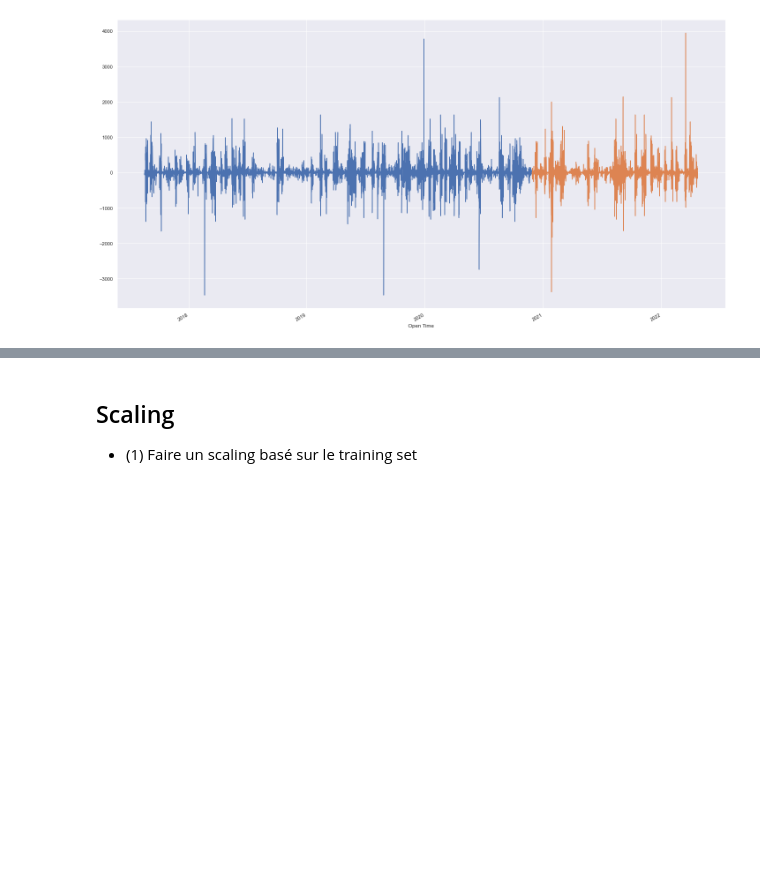
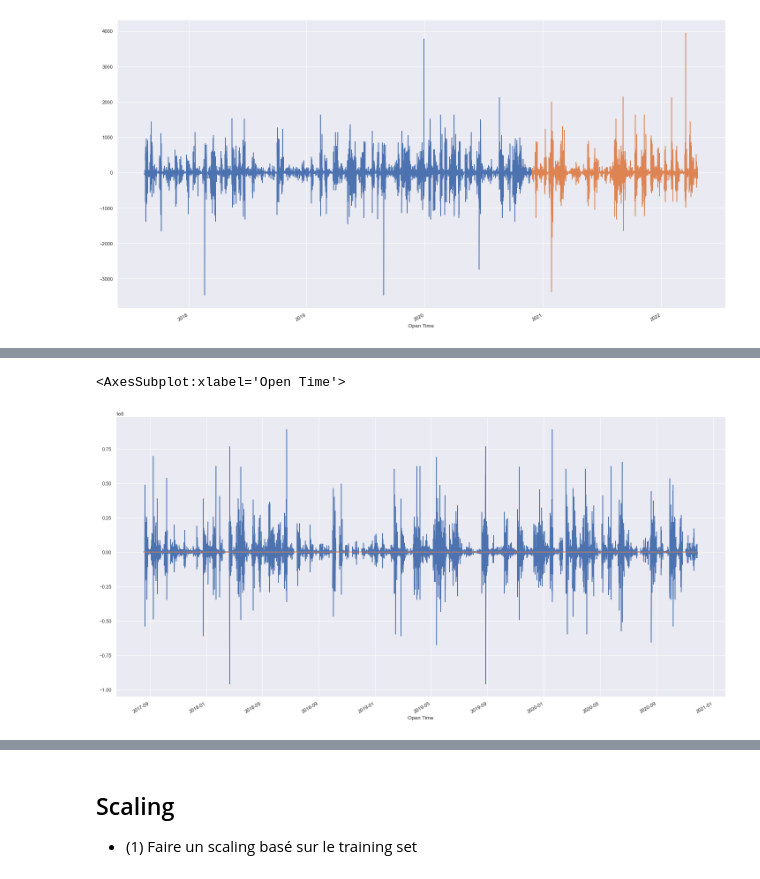
Before and after one commit to Antoine07/dia01, a Jupyter notebook: Part12_AI/03_Preparation_de_donnees_et_modele_BTC_corrections.ipynb, the cells around one changed output, grey strips where cells are left out. Drawn from its saved outputs; the diff is of its cells as text; code cells hidden in the pictures; blank space fills up the shorter version.

```diff
--- a/Part12_AI/03_Preparation_de_donnees_et_modele_BTC_corrections.ipynb
+++ b/Part12_AI/03_Preparation_de_donnees_et_modele_BTC_corrections.ipynb
@@ -654,0 +634,6 @@ plt.legend()
+# %%
+train_split['TB Quote Volume'].plot()
+train_split['Open'].plot()
+# %% [output]
+<AxesSubplot:xlabel='Open Time'>
+[figure, added]
```
Also changed, not shown: parts of 92 cells of this notebook.
